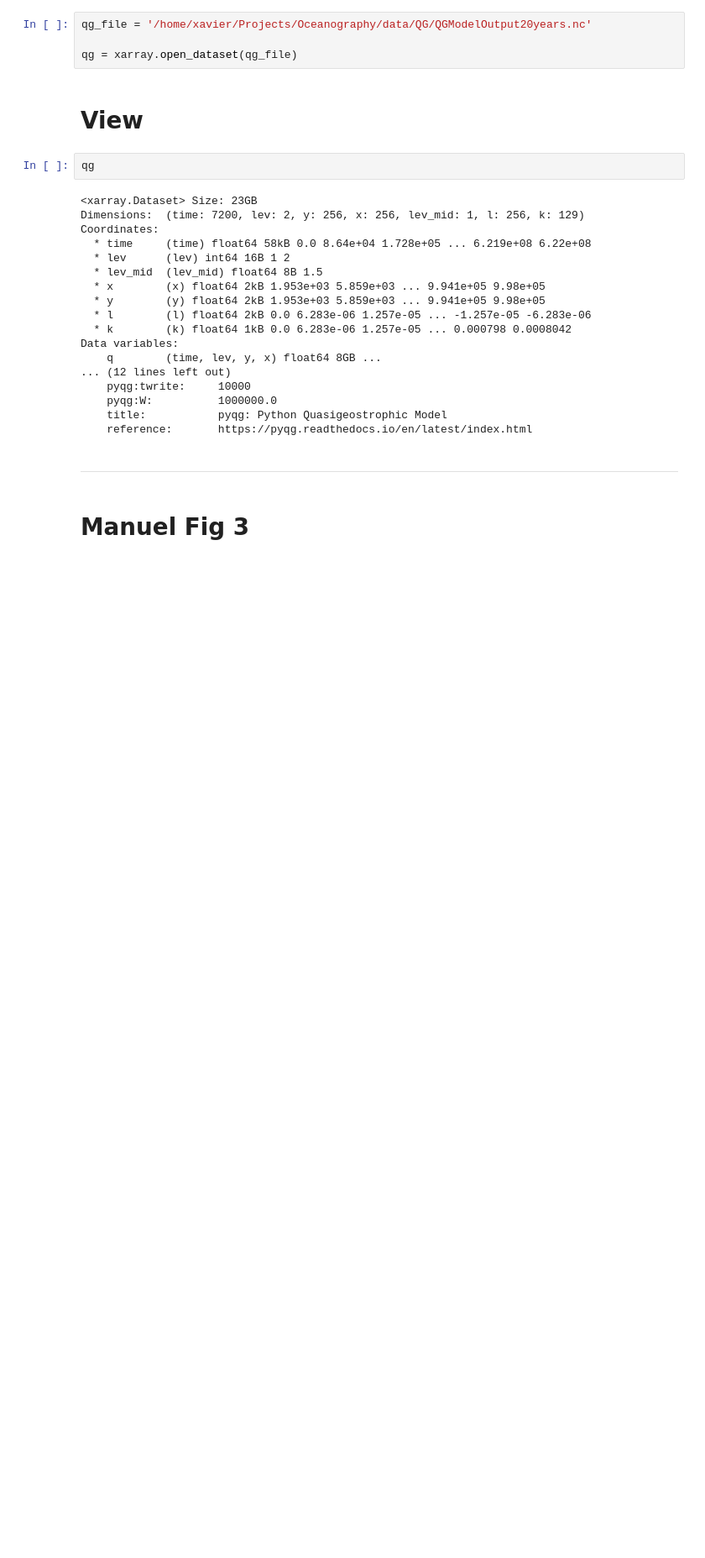
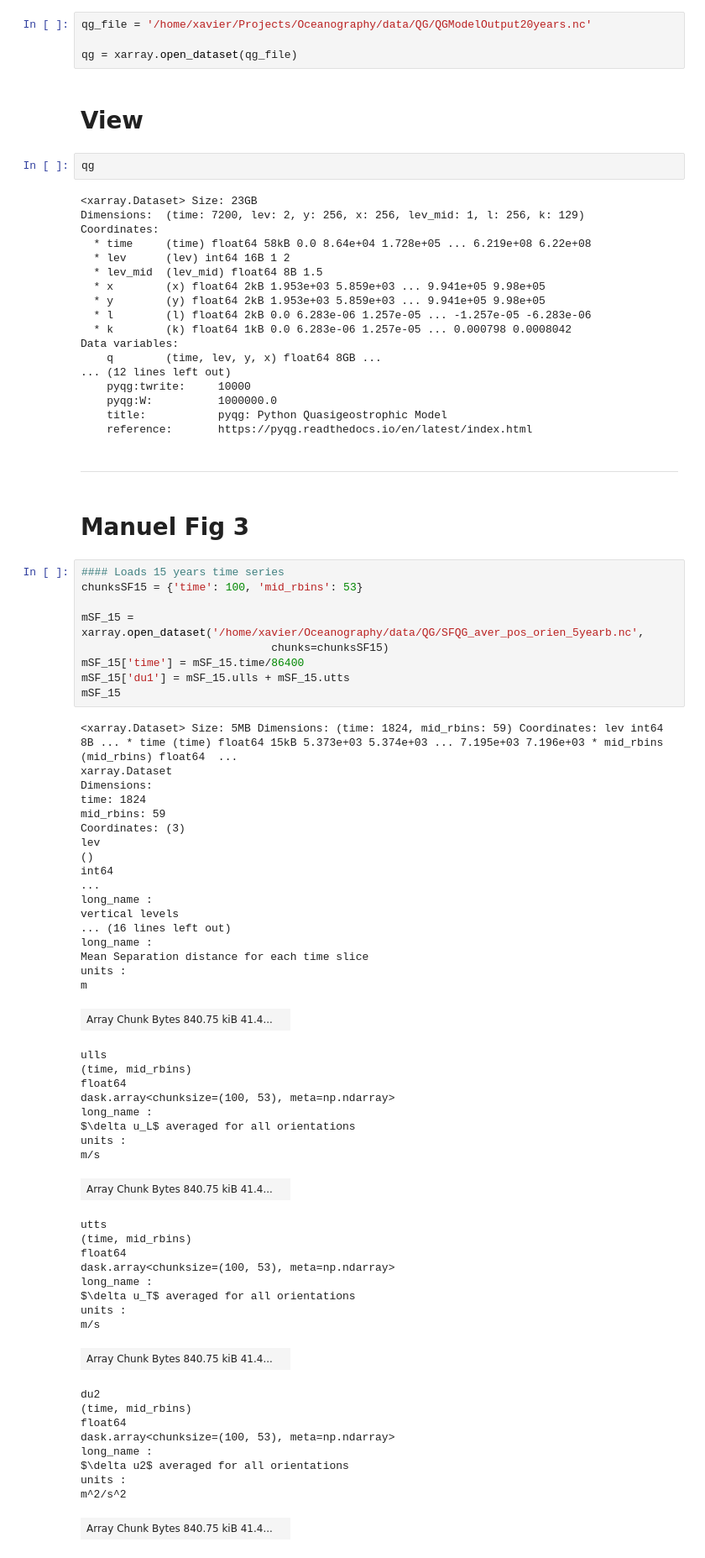
Before and after one commit to Sea-Meets-the-Stars/cugn, a Jupyter notebook: papers/Structure/Analysis/QG_fussing.ipynb, the cells around one changed output. Shown at 84% size. Drawn from its saved outputs; the diff is of its cells as text; blank space fills up the shorter version.

```diff
--- a/papers/Structure/Analysis/QG_fussing.ipynb
+++ b/papers/Structure/Analysis/QG_fussing.ipynb
@@ -44,3 +48,58 @@ Data variables:
 ----
 # %% [markdown]
 # Manuel Fig 3
+# %%
+#### Loads 15 years time series
+chunksSF15 = {'time': 100, 'mid_rbins': 53}
+
+mSF_15 = xarray.open_dataset('/home/xavier/Oceanography/data/QG/SFQG_aver_pos_orien_5yearb.nc',
+                             chunks=chunksSF15)
+mSF_15['time'] = mSF_15.time/86400
+mSF_15['du1'] = mSF_15.ulls + mSF_15.utts
+mSF_15
+# %% [output]
+<xarray.Dataset> Size: 5MB Dimensions: (time: 1824, mid_rbins: 59) Coordinates: lev int64 8B ... * time (time) float64 15kB 5.373e+03 5.374e+03 ... 7.195e+03 7.196e+03 * mid_rbins (mid_rbins) float64  ...
+xarray.Dataset
+Dimensions:
+time: 1824
+mid_rbins: 59
+Coordinates: (3)
+lev
+()
+int64
+...
+long_name :
+vertical levels
+... (16 lines left out)
+long_name :
+Mean Separation distance for each time slice
+units :
+m
+| Array Chunk Bytes 840.75 kiB 41.4... |  |
+ulls
+(time, mid_rbins)
+float64
+dask.array<chunksize=(100, 53), meta=np.ndarray>
+long_name :
+$\delta u_L$ averaged for all orientations
+units :
+m/s
+| Array Chunk Bytes 840.75 kiB 41.4... |  |
+utts
+(time, mid_rbins)
+float64
+dask.array<chunksize=(100, 53), meta=np.ndarray>
+long_name :
+$\delta u_T$ averaged for all orientations
+units :
+m/s
+| Array Chunk Bytes 840.75 kiB 41.4... |  |
+du2
+(time, mid_rbins)
+float64
+dask.array<chunksize=(100, 53), meta=np.ndarray>
+long_name :
+$\delta u2$ averaged for all orientations
+units :
+m^2/s^2
+| Array Chunk Bytes 840.75 kiB 41.4... |  |
```
Also changed, not shown: parts of 5 cells of this notebook, 1 other file.
